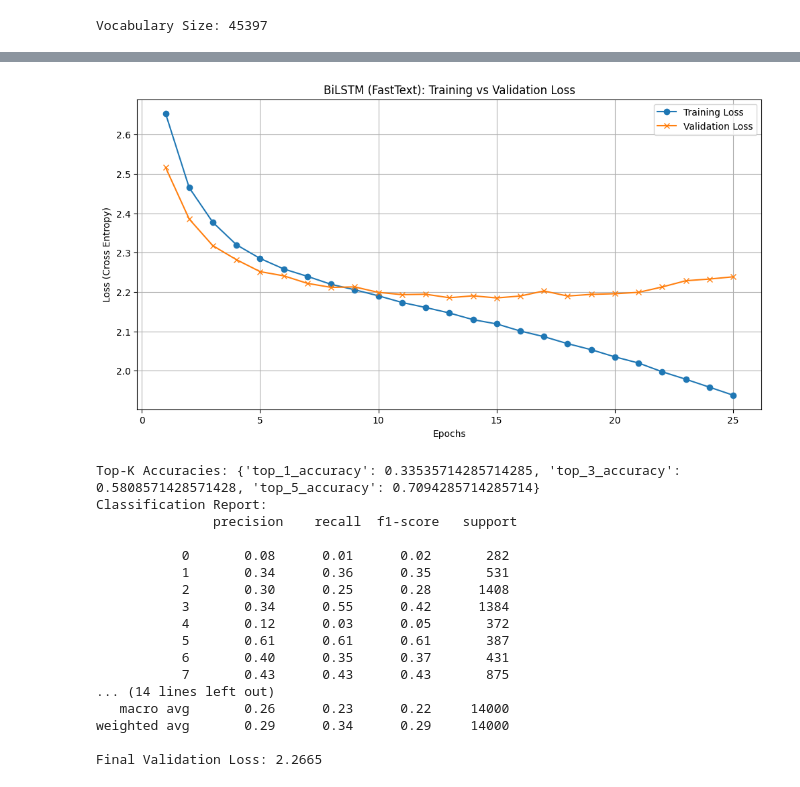
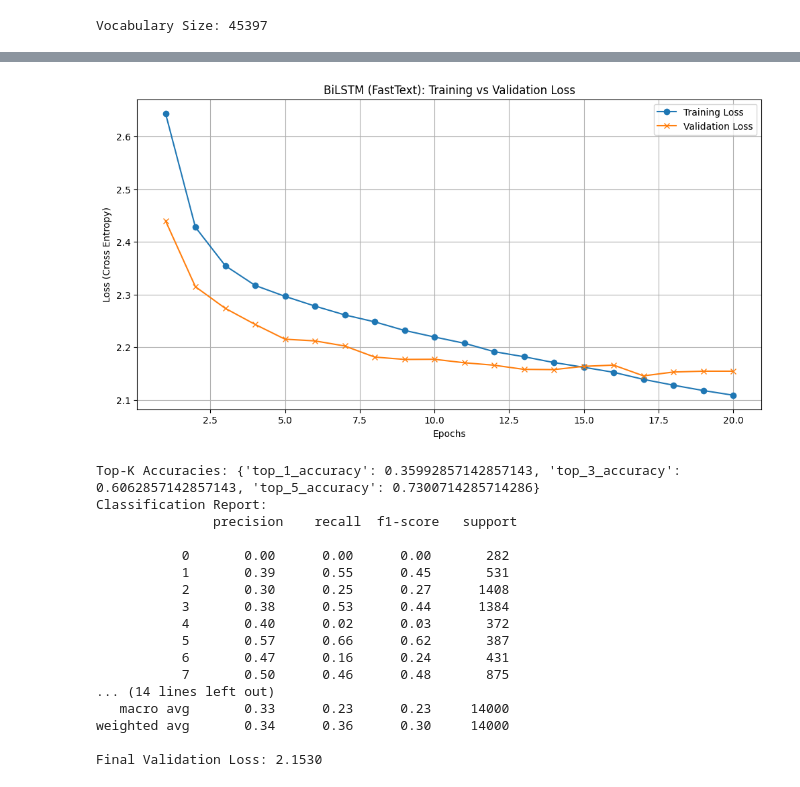
Before and after one commit to ZifanSi/Text2Moji, a Jupyter notebook: notebooks/03_bilstm_model_experiments.ipynb, the cells around one changed output, grey strips where cells are left out. Saved outputs shown, nothing was run; the diff lists cells and outputs as text; code cells hidden in the pictures.

```diff
--- a/notebooks/03_bilstm_model_experiments.ipynb
+++ b/notebooks/03_bilstm_model_experiments.ipynb
@@ -22,4 +22,6 @@ from src.embedding_matrix import *
 print(torch.cuda.is_available())
 if torch.cuda.is_available():
     print(torch.cuda.get_device_name(0))
+
+device = torch.device("cuda" if torch.cuda.is_available() else "cpu")
 # %% [output]
@@ -390,8 +434,8 @@ batch_size = 64
 num_classes = len(np.unique(y_train))
 
 train_dataset_fasttext = TensorDataset(
-    torch.tensor(X_train_ids_fasttext, dtype=torch.long),
-    torch.tensor(y_train, dtype=torch.long)
+    torch.tensor(X_train_ids_fasttext, dtype=torch.long).to(device),
+    torch.tensor(y_train, dtype=torch.long).to(device)
 )
 train_loader_fasttext = DataLoader(train_dataset_fasttext, batch_size=batch_size, shuffle=True)
 
@@ -403,15 +447,17 @@ model_fasttext = EnhancedBiLSTM(
     embedding_matrix=embedding_matrix_fasttext,
     freeze_embeddings=True,
     num_layers=2,
-    dropout=0.3
+    dropout=0.5
 )
 
-optimizer = optim.Adam(model_fasttext.parameters(), lr=1e-3, weight_decay=1e-5)
+optimizer = optim.Adam(model_fasttext.parameters(), lr=1e-3)
 criterion = nn.CrossEntropyLoss()
 # %%
 train_losses_fasttext = []
 val_losses_fasttext = []
-epochs = 15
+epochs = 20
+
+model_fasttext.to(device)
 
 for epoch in range(epochs):
     model_fasttext.train()
@@ -432,11 +478,13 @@ for epoch in range(epochs):
 
     model_fasttext.eval()
     with torch.no_grad():
-        X = torch.tensor(X_test_ids_fasttext, dtype=torch.long)
+        X = torch.tensor(X_test_ids_fasttext, dtype=torch.long).to(device)
+        y_test_tensor = torch.tensor(y_test, dtype=torch.long).to(device)
+
         logits = model_fasttext(X)
-        pred = logits.argmax(dim=1).numpy()
-        accuracy = (pred == y_test).mean()
-        val_loss = criterion(logits, torch.tensor(y_test, dtype=torch.long)).item()
+        pred = logits.argmax(dim=1)
+        accuracy = (pred == y_test_tensor).float().mean().item()
+        val_loss = criterion(logits, y_test_tensor).item()
 
     train_losses_fasttext.append(total_loss / total)
     val_losses_fasttext.append(val_loss)
@@ -466,50 +514,54 @@ Epoch 20, Training Loss=2.0351, Validation Loss=2.1956, Validation Accuracy=0.34
 # %%
 plt.figure(figsize=(12, 6))
-plt.plot(range(1, epochs+1+5), train_losses_fasttext, label='Training Loss', marker='o')
-plt.plot(range(1, epochs+1+5), val_losses_fasttext, label='Validation Loss', marker='x')
+plt.plot(range(1, epochs+1), train_losses_fasttext, label='Training Loss', marker='o')
+plt.plot(range(1, epochs+1), val_losses_fasttext, label='Validation Loss', marker='x')
 plt.title('BiLSTM (FastText): Training vs Validation Loss')
 plt.xlabel('Epochs')
 plt.ylabel('Loss (Cross Entropy)')
 plt.legend()
 plt.grid(True)
 
 plt.show()
 
+model_fasttext.load_state_dict(torch.load(f"models/bilstm_fasttext_best.pth"))
+
 model_fasttext.eval()
 with torch.no_grad():
-    X = torch.tensor(X_test_ids_fasttext, dtype=torch.long)
+    X = torch.tensor(X_test_ids_fasttext, dtype=torch.long).to(device)
+    y_test_tensor = torch.tensor(y_test, dtype=torch.long).to(device)
+
     logits = model_fasttext(X)
-    pred = logits.argmax(dim=1).numpy()
-    preds = logits.softmax(dim=1).numpy()
+    pred = logits.argmax(dim=1)
+    preds = logits.softmax(dim=1)
 
     preds = [
         {label: score for label, score in enumerate(sample_scores)}
         for sample_scores in preds
     ]
     top_k_accs = top_k_accuracy(enumerate(preds))
     print("Top-K Accuracies:", top_k_accs)
 
-    report = classification_report(y_test, pred)
+    report = classification_report(y_test_tensor.cpu().numpy(), pred.cpu().numpy())
     print("Classification Report:\n", report)
 
-    val_loss = criterion(logits, torch.tensor(y_test, dtype=torch.long)).item()
+    val_loss = criterion(logits, torch.tensor(y_test_tensor, dtype=torch.long)).item()
     print(f"Final Validation Loss: {val_loss:.4f}")
 # %% [output]
-[figure, old version]
+[figure, new version]
-Top-K Accuracies: {'top_1_accuracy': 0.33535714285714285, 'top_3_accuracy': 0.5808571428571428, 'top_5_accuracy': 0.7094285714285714}
+Top-K Accuracies: {'top_1_accuracy': 0.35992857142857143, 'top_3_accuracy': 0.6062857142857143, 'top_5_accuracy': 0.7300714285714286}
 Classification Report:
                precision    recall  f1-score   support
 
-           0       0.08      0.01      0.02       282
-           1       0.34      0.36      0.35       531
-           2       0.30      0.25      0.28      1408
-           3       0.34      0.55      0.42      1384
-           4       0.12      0.03      0.05       372
-           5       0.61      0.61      0.61       387
-           6       0.40      0.35      0.37       431
-           7       0.43      0.43      0.43       875
+           0       0.00      0.00      0.00       282
+           1       0.39      0.55      0.45       531
+           2       0.30      0.25      0.27      1408
+           3       0.38      0.53      0.44      1384
+           4       0.40      0.02      0.03       372
+           5       0.57      0.66      0.62       387
+           6       0.47      0.16      0.24       431
+           7       0.50      0.46      0.48       875
 ... (14 lines left out)
-   macro avg       0.26      0.23      0.22     14000
-weighted avg       0.29      0.34      0.29     14000
+   macro avg       0.33      0.23      0.23     14000
+weighted avg       0.34      0.36      0.30     14000
 
-Final Validation Loss: 2.2665
+Final Validation Loss: 2.1530
```
Also changed, not shown: parts of 9 cells of this notebook, 2 other files.
